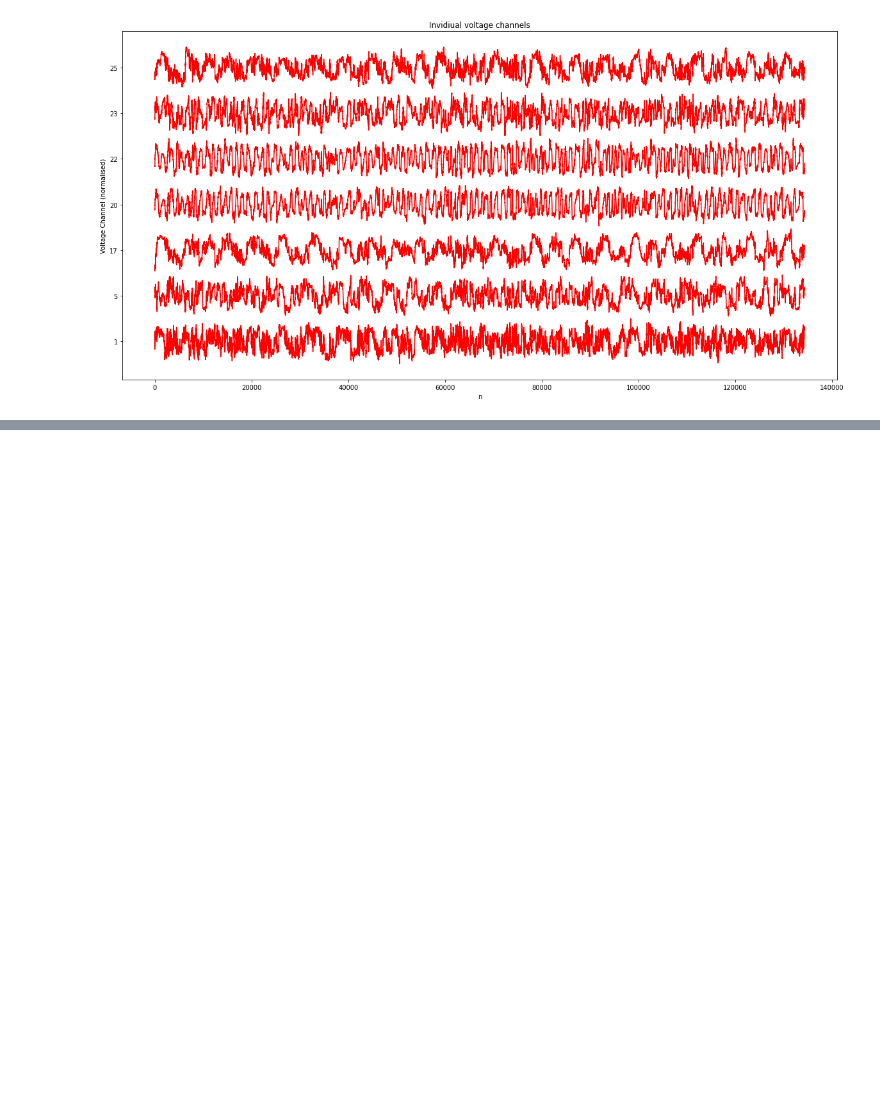
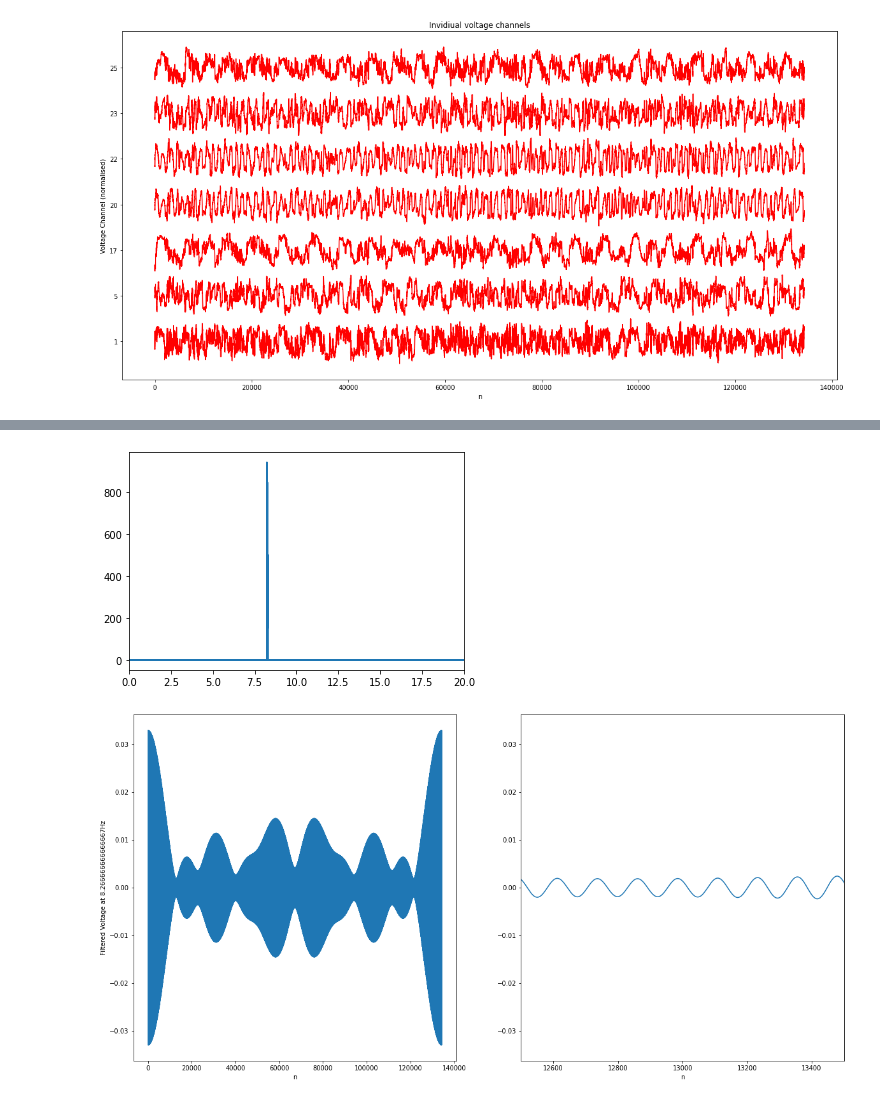
Before and after one commit to rnatarajan98/Frequency-band-midi-decomposition, a Jupyter notebook: main.ipynb, the cells around one changed output, grey strips where cells are left out. Saved outputs shown, nothing was run; the diff lists cells and outputs as text; code cells hidden in the pictures; blank space fills up the shorter version.

Commit message:
Filtered signal at specific musical frequencies

```diff
--- a/main.ipynb
+++ b/main.ipynb
@@ -101,3 +102,36 @@ filter_freqs['crotchet'] = bps
 filter_freqs['quaver'] = bps*2
 filter_freqs['triplet'] = bps*3
 filter_freqs['semi_quaver'] =bps*4
+# %%
+def find_nearest(array, value):
+    idx = (np.abs(array - value)).argmin()
+    return idx
+
+def filter(fft, freqs, filter_freq):
+    ifreq = find_nearest(freqs, filter_freq)
+    window = 10
+    ifreq_floor = int(ifreq - np.floor(window/2))
+    ifreq_ceil = int(ifreq + np.ceil(window/2))
+    fft_filt = np.zeros((fft.shape))
+    fft_filt[ifreq_floor:ifreq_ceil] = fft[ifreq_floor:ifreq_ceil]
+    plt.plot(freqs, fft_filt)
+    plt.xlim(0, 20)
+
+    signal_filtered = np.fft.ifft(fft_filt)
+    signal_filtered = np.asarray(signal_filtered, float)
+    plt.figure(figsize=(20, 10))
+    plt.subplot(1, 2, 1)
+    plt.plot(signal_filtered)
+    plt.xlabel('n')
+    plt.ylabel('Filtered Voltage at ' + str(filter_freq) + 'Hz')
+    plt.subplot(1, 2, 2)
+    plt.plot(signal_filtered)
+    plt.xlim(12500, 13500)
+    plt.xlabel('n')
+
+    return signal_filtered
+# %%
+signal_filtered = filter(fft_abs, freqs, filter_freqs['semi_quaver'])
+# %% [output]
+[figure, added]
+[figure, added]
```
Also changed, not shown: parts of 2 cells of this notebook.
